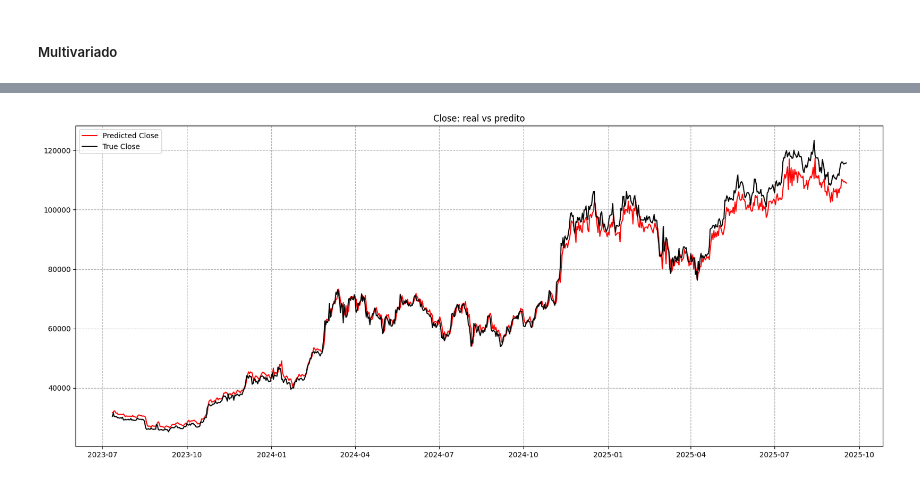
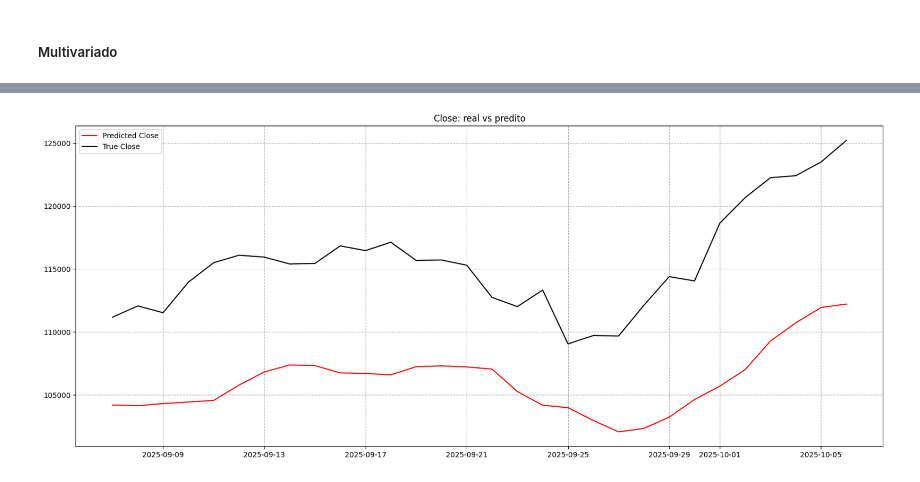
Before and after one commit to gusdiaso/crypto_predict, a Jupyter notebook: bitcoin.ipynb, the cells around one changed output, grey strips where cells are left out. Cells and saved outputs as stored; diff of their text form; code cells hidden in the pictures.

Commit message:
update: univariado e multivariado

```diff
--- a/bitcoin.ipynb
+++ b/bitcoin.ipynb
@@ -278,24 +296,7 @@ scaler_y = MinMaxScaler(feature_range=(0,1))
 X_scaled = scaler_X.fit_transform(X)
 y_scaled = scaler_y.fit_transform(y)
 # %%
-def create_lstm_model(seq_len=14, n_features=4, neurons=100, drop=0.2, optimizer='Adam'):
-  model = Sequential([
-      Input(shape=(seq_len, n_features)),
-      LSTM(neurons, return_sequences=True),
-      Dropout(drop),
-      LSTM((neurons//2), return_sequences=False),
-      Dropout(drop),
-      Dense(1),
-  ])
-  model.compile(optimizer=optimizer, loss='mse', metrics=['mae'])
-  return model
-
-seq_len_options = [7, 14, 30]
-split_options = [3, 5, 10]
-models = []
-
 for seq_len in seq_len_options:
-
   print(f"===== JANELA DE {seq_len} =====")
 
   X_seq, y_seq = create_sequences(X_scaled, y_scaled, seq_len)
@@ -310,14 +311,6 @@ for seq_len in seq_len_options:
 
     model = KerasRegressor(model=create_lstm_model, verbose=0, seq_len=seq_len, n_features=X_train_scaled.shape[2])
 
-    param_grid = {
-                    'model__neurons': [16, 32, 64, 128],
-                    'model__drop': [0.05, 0.1, 0.2],
-                    'batch_size': [16, 32, 64],
-                    'epochs': [50, 100],
-                    'model__optimizer': ['Adam'],
-                  }
-
     tscv = TimeSeriesSplit(n_splits=split)
 
     grid = GridSearchCV(estimator=model, param_grid=param_grid, cv=tscv, refit=True, scoring="neg_root_mean_squared_error", n_jobs = -1)
@@ -331,7 +324,8 @@ for seq_len in seq_len_options:
       "rmse": -grid_result.best_score_,
       "n_splits": split,
       "seq_len": seq_len,
-      "params": grid_result.best_params_
+      "params": grid_result.best_params_,
+      "type": "Multivariado"
     })
 
     print(f"Menor RMSE: {-grid_result.best_score_:.3f} usando: {grid_result.best_params_}")
@@ -423,14 +413,14 @@ plt.show()
 # %%
 dias_analise=30
 
 plt.figure(figsize=(20,8))
-plt.plot(data.index[-len(y_pred):], y_pred, color="red", marker=",", label='Predicted Close')
-plt.plot(data.index[-len(y_test):], y_test, color="black", marker=",", label='True Close')
-# plt.plot(data.index[-dias_analise:], y_pred[-dias_analise:], color="red", marker=",", label='Predicted Close')
-# plt.plot(data.index[-dias_analise:], y_test[-dias_analise:], color="black", marker=",", label='True Close')
+# plt.plot(data.index[-len(y_pred):], y_pred, color="red", marker=",", label='Predicted Close')
+# plt.plot(data.index[-len(y_test):], y_test, color="black", marker=",", label='True Close')
+plt.plot(data.index[-dias_analise:], y_pred[-dias_analise:], color="red", marker=",", label='Predicted Close')
+plt.plot(data.index[-dias_analise:], y_test[-dias_analise:], color="black", marker=",", label='True Close')
 plt.title('Close: real vs predito')
 plt.legend()
 plt.grid(True, linestyle="--")
 plt.show()
 # %% [output]
-[figure, old version]
+[figure, new version]
```
Also changed, not shown: parts of 20 cells of this notebook, 9 other files.
